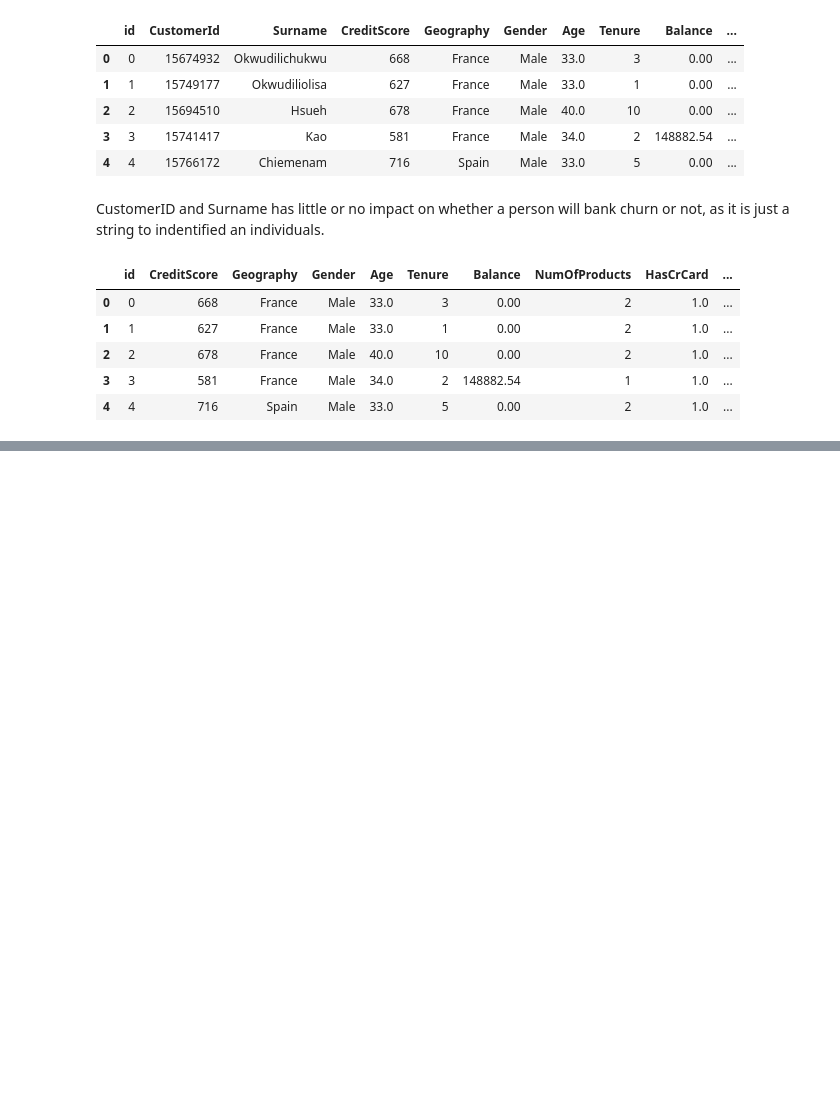
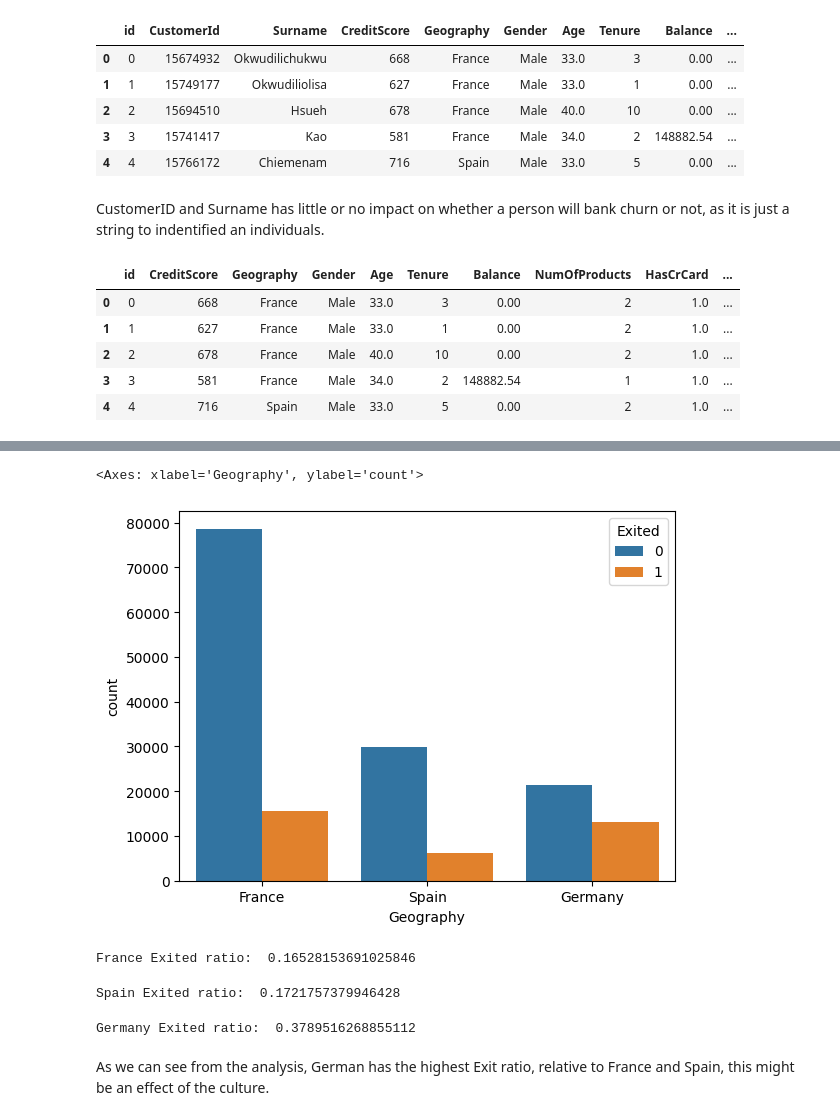
Before and after one commit to TangLitEn/kaggle-Binary-Classification-with-a-Bank-Churn-Dataset, a Jupyter notebook: main.ipynb, the cells around one changed output, grey strips where cells are left out. Saved outputs shown, nothing was run; the diff lists cells and outputs as text; code cells hidden in the pictures; blank space fills up the shorter version.

Commit message:
started analysis

```diff
--- a/main.ipynb
+++ b/main.ipynb
@@ -70,0 +131,27 @@ train.head()
+# %%
+# Geography
+
+sns.countplot(data=train, x="Geography", hue="Exited")
+# %% [output]
+<Axes: xlabel='Geography', ylabel='count'>
+[figure, added]
+# %%
+France = train[train.Geography == "France"]
+France_Exited = France[France.Exited == 1]
+print("France Exited ratio: ",len(France_Exited)/len(France))
+# %% [output]
+France Exited ratio:  0.16528153691025846
+# %%
+Spain = train[train.Geography == "Spain"]
+Spain_Exited = Spain[Spain.Exited == 1]
+print("Spain Exited ratio: ",len(Spain_Exited)/len(Spain))
+# %% [output]
+Spain Exited ratio:  0.1721757379946428
+# %%
+Germany = train[train.Geography == "Germany"]
+Germany_Exited = Germany[Germany.Exited == 1]
+print("Germany Exited ratio: ",len(Germany_Exited)/len(Germany))
+# %% [output]
+Germany Exited ratio:  0.3789516268855112
+# %% [markdown]
+As we can see from the analysis, German has the highest Exit ratio, relative to France and Spain, this might be an effect of the culture.
```
Also changed, not shown: parts of 8 cells of this notebook.
